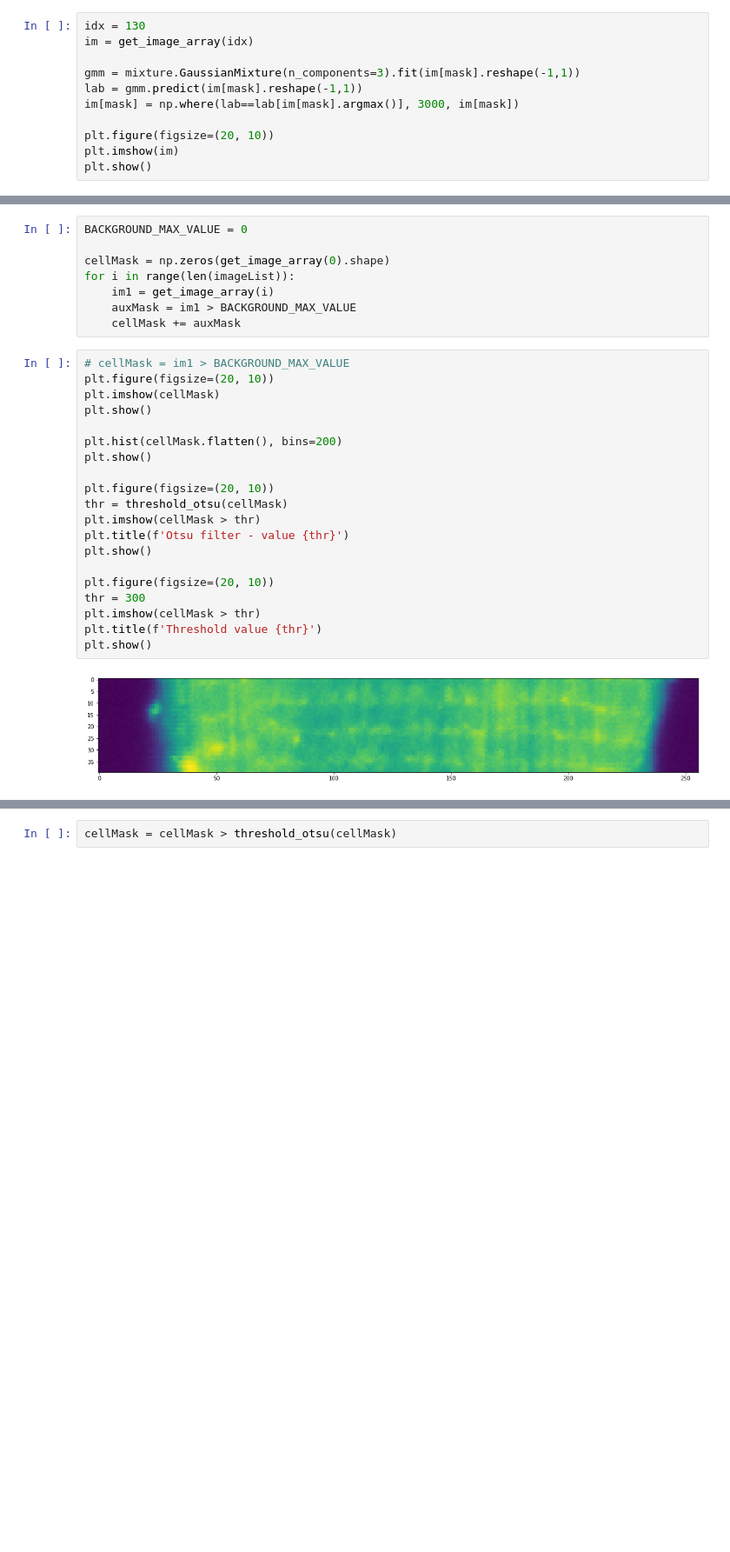
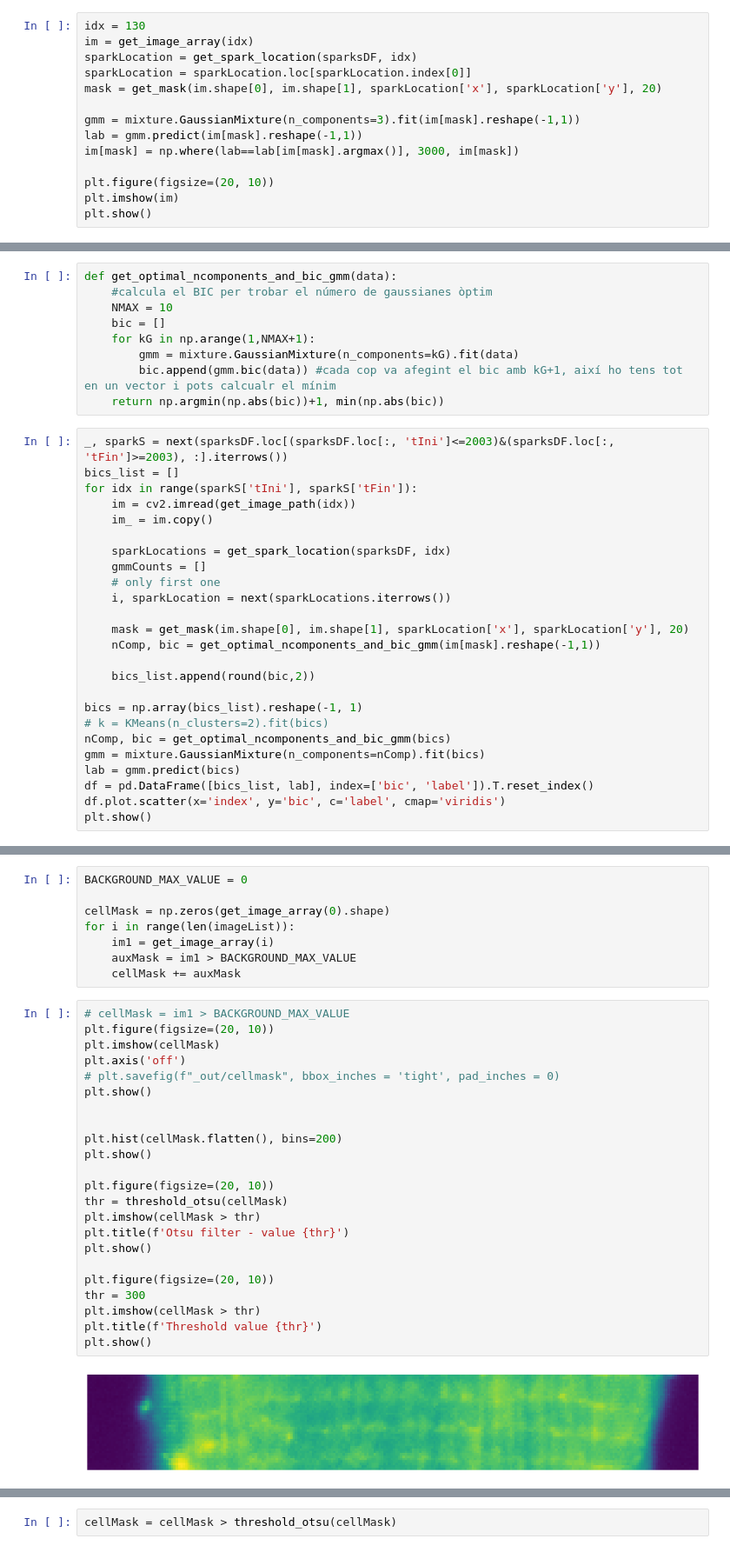
Before and after one commit to raulbenitez/DEEPCARDIO, a Jupyter notebook: sparks/exploreImageAndPlotSpark.ipynb, the cells around one changed output, grey strips where cells are left out. Shown at 87% size. Saved outputs shown, nothing was run; the diff lists cells and outputs as text; blank space fills up the shorter version.

```diff
--- a/sparks/exploreImageAndPlotSpark.ipynb
+++ b/sparks/exploreImageAndPlotSpark.ipynb
@@ -144,6 +154,9 @@ plt.show()
 # %%
 idx = 130
 im = get_image_array(idx)
+sparkLocation = get_spark_location(sparksDF, idx)
+sparkLocation = sparkLocation.loc[sparkLocation.index[0]]
+mask = get_mask(im.shape[0], im.shape[1], sparkLocation['x'], sparkLocation['y'], 20)
 
 gmm = mixture.GaussianMixture(n_components=3).fit(im[mask].reshape(-1,1))
 lab = gmm.predict(im[mask].reshape(-1,1))
@@ -221,0 +373,34 @@ plt.show()
+# %%
+def get_optimal_ncomponents_and_bic_gmm(data):
+    #calcula el BIC per trobar el número de gaussianes òptim
+    NMAX = 10
+    bic = []
+    for kG in np.arange(1,NMAX+1):
+        gmm = mixture.GaussianMixture(n_components=kG).fit(data)
+        bic.append(gmm.bic(data)) #cada cop va afegint el bic amb kG+1, així ho tens tot en un vector i pots calcualr el mínim
+    return np.argmin(np.abs(bic))+1, min(np.abs(bic))
+# %%
+_, sparkS = next(sparksDF.loc[(sparksDF.loc[:, 'tIni']<=2003)&(sparksDF.loc[:, 'tFin']>=2003), :].iterrows())
+bics_list = []
+for idx in range(sparkS['tIni'], sparkS['tFin']):
+    im = cv2.imread(get_image_path(idx))
+    im_ = im.copy()
+
+    sparkLocations = get_spark_location(sparksDF, idx)
+    gmmCounts = []
+    # only first one
+    i, sparkLocation = next(sparkLocations.iterrows())
+
+    mask = get_mask(im.shape[0], im.shape[1], sparkLocation['x'], sparkLocation['y'], 20)
+    nComp, bic = get_optimal_ncomponents_and_bic_gmm(im[mask].reshape(-1,1))
+
+    bics_list.append(round(bic,2))
+
+bics = np.array(bics_list).reshape(-1, 1)
+# k = KMeans(n_clusters=2).fit(bics)
+nComp, bic = get_optimal_ncomponents_and_bic_gmm(bics)
+gmm = mixture.GaussianMixture(n_components=nComp).fit(bics)
+lab = gmm.predict(bics)
+df = pd.DataFrame([bics_list, lab], index=['bic', 'label']).T.reset_index()
+df.plot.scatter(x='index', y='bic', c='label', cmap='viridis')
+plt.show()
@@ -236,25 +477,28 @@ for i in range(len(imageList)):
 # %%
 # cellMask = im1 > BACKGROUND_MAX_VALUE
 plt.figure(figsize=(20, 10))
 plt.imshow(cellMask)
+plt.axis('off')
+# plt.savefig(f"_out/cellmask", bbox_inches = 'tight', pad_inches = 0)
 plt.show()
+
 
 plt.hist(cellMask.flatten(), bins=200)
 plt.show()
 
 plt.figure(figsize=(20, 10))
 thr = threshold_otsu(cellMask)
 plt.imshow(cellMask > thr)
 plt.title(f'Otsu filter - value {thr}')
 plt.show()
 
 plt.figure(figsize=(20, 10))
 thr = 300
 plt.imshow(cellMask > thr)
 plt.title(f'Threshold value {thr}')
 plt.show()
 # %% [output]
-[figure, old version]
+[figure, new version]
 [figure]
 [figure]
 [figure]
```
Also changed, not shown: parts of 16 cells of this notebook, 1 other file.
